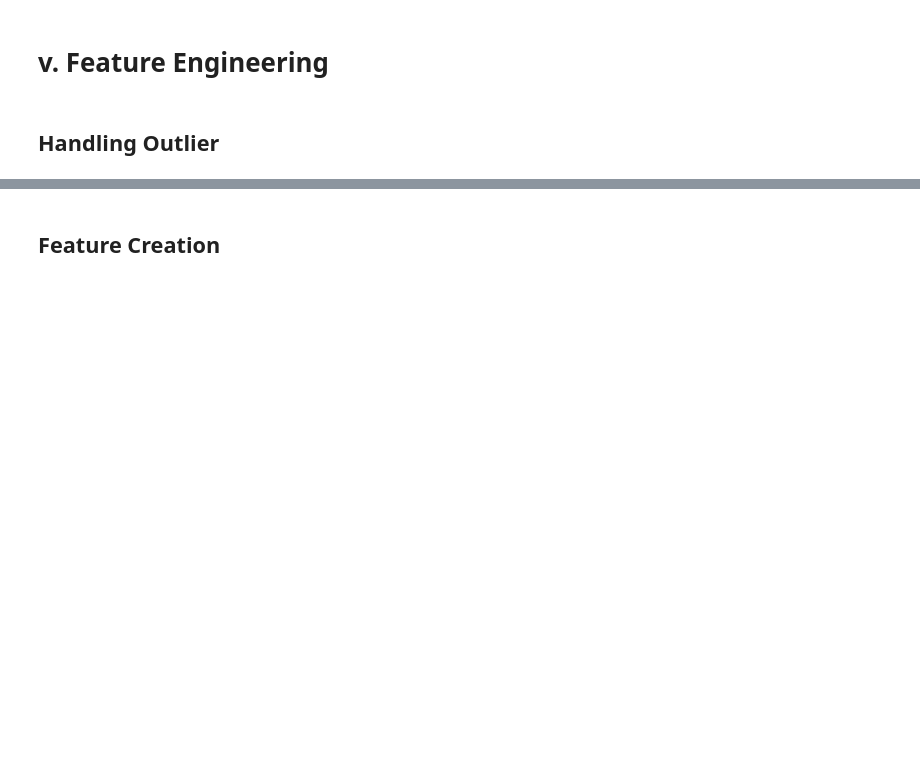
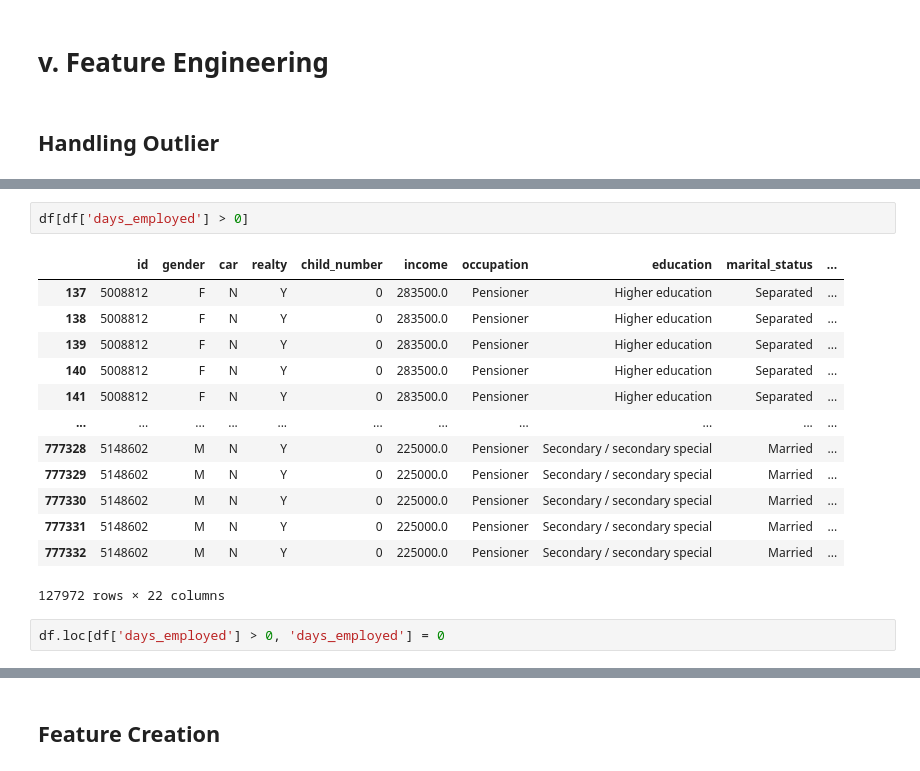
Before and after one commit to yonathanggraiwan/p2-final-project-ftds-028-hck-group-001, a Jupyter notebook: training.ipynb, the cells around one changed output, grey strips where cells are left out. Cells and saved outputs as stored; diff of their text form; blank space fills up the shorter version.

```diff
--- a/training.ipynb
+++ b/training.ipynb
@@ -177,0 +145,18 @@ KeyboardInterrupt:
+# %%
+df[df['days_employed'] > 0]
+# %% [output]
+|  | id | gender | car | realty | child_number | income | occupation | education | marital_status | ... |
+| 137 | 5008812 | F | N | Y | 0 | 283500.0 | Pensioner | Higher education | Separated | ... |
+| 138 | 5008812 | F | N | Y | 0 | 283500.0 | Pensioner | Higher education | Separated | ... |
+| 139 | 5008812 | F | N | Y | 0 | 283500.0 | Pensioner | Higher education | Separated | ... |
+| 140 | 5008812 | F | N | Y | 0 | 283500.0 | Pensioner | Higher education | Separated | ... |
+| 141 | 5008812 | F | N | Y | 0 | 283500.0 | Pensioner | Higher education | Separated | ... |
+| ... | ... | ... | ... | ... | ... | ... | ... | ... | ... | ... |
+| 777328 | 5148602 | M | N | Y | 0 | 225000.0 | Pensioner | Secondary / secondary special | Married | ... |
+| 777329 | 5148602 | M | N | Y | 0 | 225000.0 | Pensioner | Secondary / secondary special | Married | ... |
+| 777330 | 5148602 | M | N | Y | 0 | 225000.0 | Pensioner | Secondary / secondary special | Married | ... |
+| 777331 | 5148602 | M | N | Y | 0 | 225000.0 | Pensioner | Secondary / secondary special | Married | ... |
+| 777332 | 5148602 | M | N | Y | 0 | 225000.0 | Pensioner | Secondary / secondary special | Married | ... |
+127972 rows × 22 columns
+# %%
+df.loc[df['days_employed'] > 0, 'days_employed'] = 0
```
Also changed, not shown: parts of 9 cells of this notebook.
